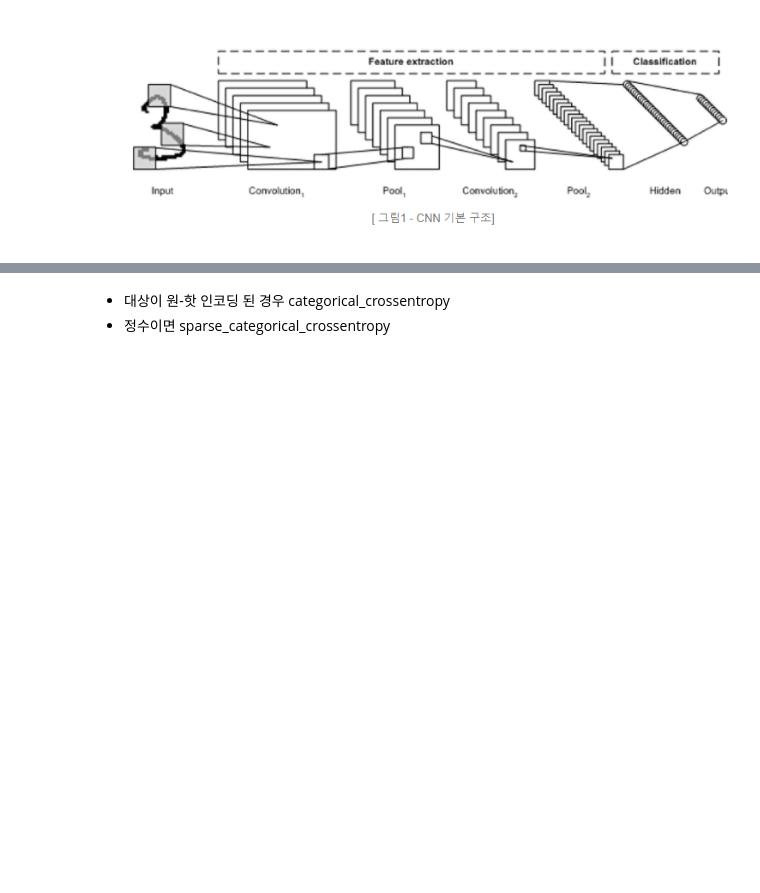
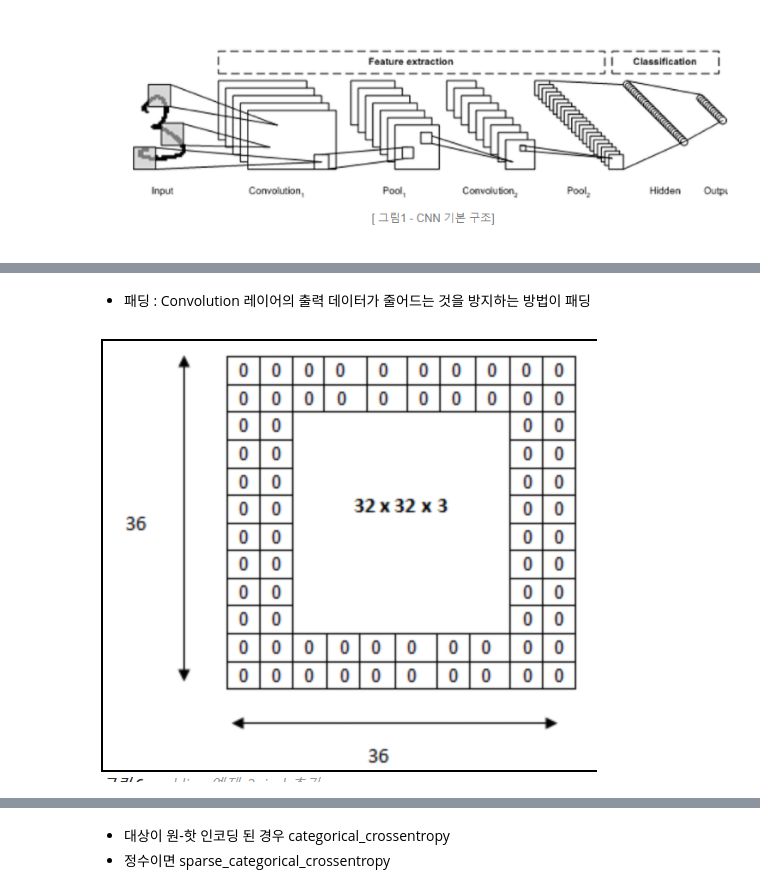
Before and after one commit to rlfwo93/machine-learning, a Jupyter notebook: CnnModel.ipynb, the cells around one changed output, grey strips where cells are left out. Saved outputs shown, nothing was run; the diff lists cells and outputs as text; code cells hidden in the pictures; blank space fills up the shorter version.

```diff
--- a/CnnModel.ipynb
+++ b/CnnModel.ipynb
@@ -65,0 +72,6 @@ Image('/gdrive/My Drive/cnn/cnn구조.PNG')
+# %% [markdown]
+- 패딩 : Convolution 레이어의 출력 데이터가 줄어드는 것을 방지하는 방법이 패딩
+# %%
+Image('/gdrive/My Drive/cnn/패딩.PNG')
+# %% [output]
+[figure, added]
```
Also changed, not shown: parts of 6 cells of this notebook.
